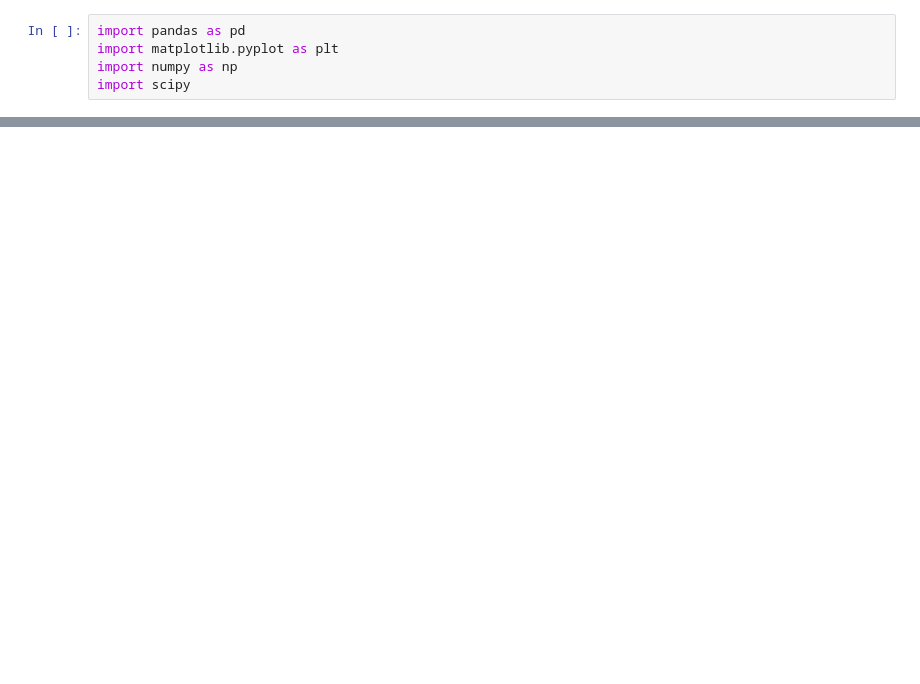
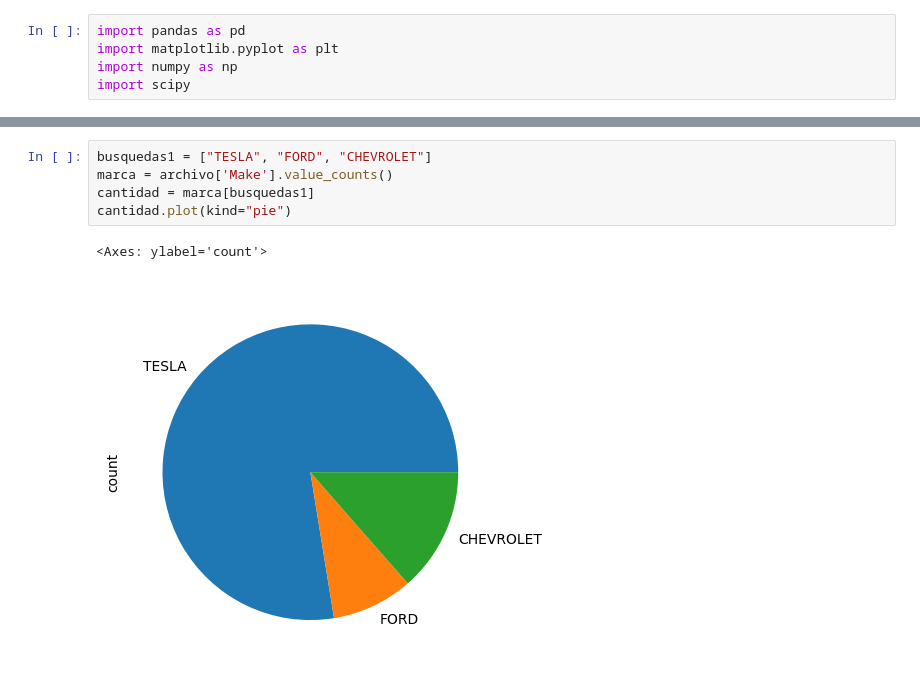
Before and after one commit to Dustin1904/PruebaSegundoBimestre, a Jupyter notebook: Prueba segundo Bimestre/archive/Untitled.ipynb, the cells around one changed output, grey strips where cells are left out. Drawn from its saved outputs; the diff is of its cells as text; blank space fills up the shorter version.

```diff
--- a/Prueba segundo Bimestre/archive/Untitled.ipynb
+++ b/Prueba segundo Bimestre/archive/Untitled.ipynb
@@ -22,0 +39,8 @@ archivo
+# %%
+busquedas1 = ["TESLA", "FORD", "CHEVROLET"]
+marca = archivo['Make'].value_counts()
+cantidad = marca[busquedas1]
+cantidad.plot(kind="pie")
+# %% [output]
+<Axes: ylabel='count'>
+[figure, added]
```
Also changed, not shown: parts of 11 cells of this notebook.
